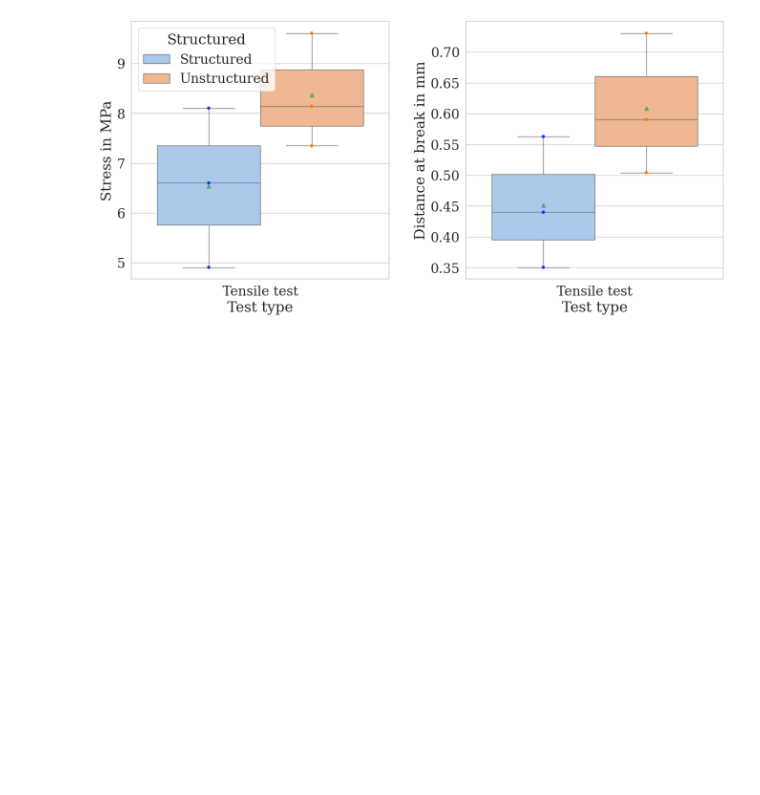
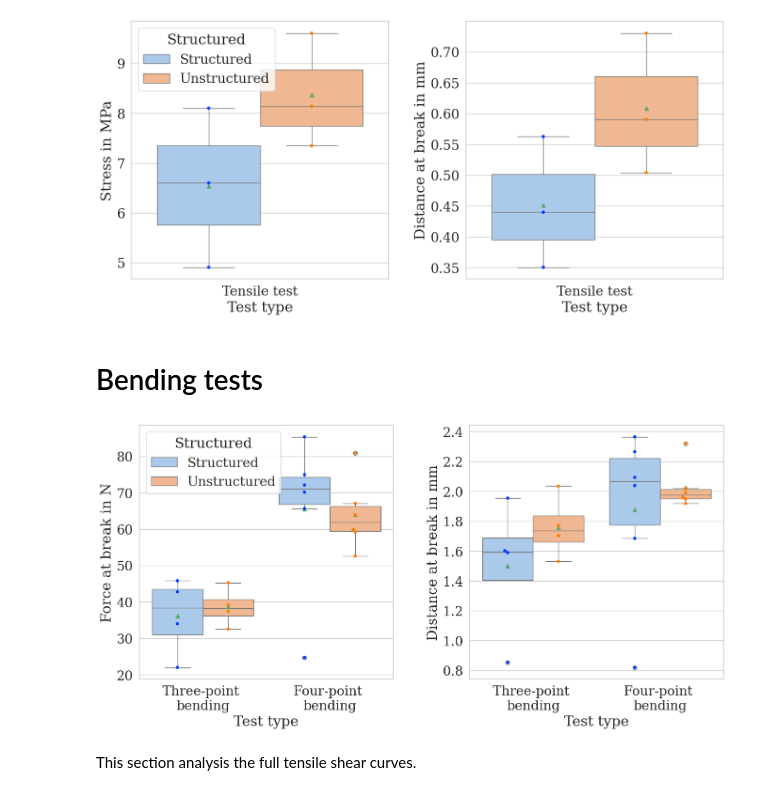
Before and after one commit to Eudoxosfly/Masterthesis, a Jupyter notebook: mechanical/compressive_shear.ipynb, the cells around one changed output. Saved outputs shown, nothing was run; the diff lists cells and outputs as text; code cells hidden in the pictures; blank space fills up the shorter version.

```diff
--- a/mechanical/compressive_shear.ipynb
+++ b/mechanical/compressive_shear.ipynb
@@ -70,6 +54,54 @@ sns.swarmplot(x="Test type",
 plt.savefig(path.replace("02_Data", "06_Results") + "box_plots_tensile.png")
 # %% [output]
 [figure]
+# %% [markdown]
+# Bending tests
+# %%
+data = to_df(
+        three_point,
+        four_point
+)
+
+sns.set_theme(font_scale=1.8, font="serif", style="whitegrid")
+fig, axs = plt.subplots(1, 2, figsize=(16, 7))
+fig.subplots_adjust(wspace=0.3)
+sns.boxplot(x="Test type",
+            y="Force at break in N",
+            hue="Structured",
+            data=data,
+            ax=axs[0],
+            showmeans=True,
+            legend=True,
+            palette="pastel")
+sns.swarmplot(x="Test type",
+              y="Force at break in N",
+              hue="Structured",
+              data=data,
+              dodge=True,
+              ax=axs[0],
+              legend=False,
+              palette="bright")
+sns.boxplot(x="Test type",
+            y="Distance at break in mm",
+            hue="Structured",
+            data=data,
+            ax=axs[1],
+            showmeans=True,
+            legend=False,
+            palette="pastel")
+sns.swarmplot(x="Test type",
+              y="Distance at break in mm",
+              hue="Structured",
+              data=data,
+              dodge=True,
+              ax=axs[1],
+              legend=False,
+              palette="bright")
+plt.savefig(path.replace("02_Data", "06_Results") + "box_plots_bending.png")
+# %% [output]
+[figure, added]
+# %% [markdown]
+This section analysis the full tensile shear curves.
 # %%
 plot_set(tensile)
 plot_set(four_point)
```
Also changed, not shown: parts of 7 cells of this notebook, 48 other files.
